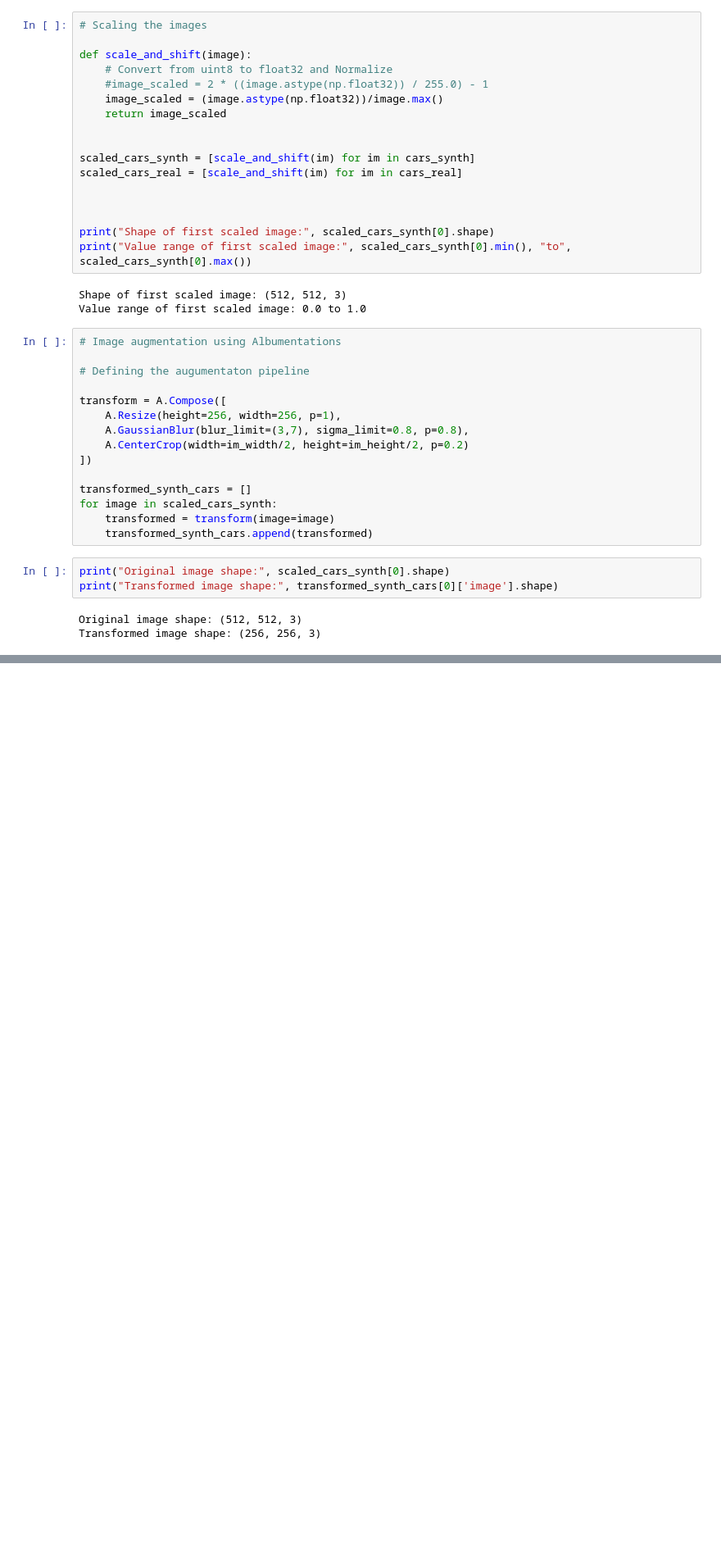
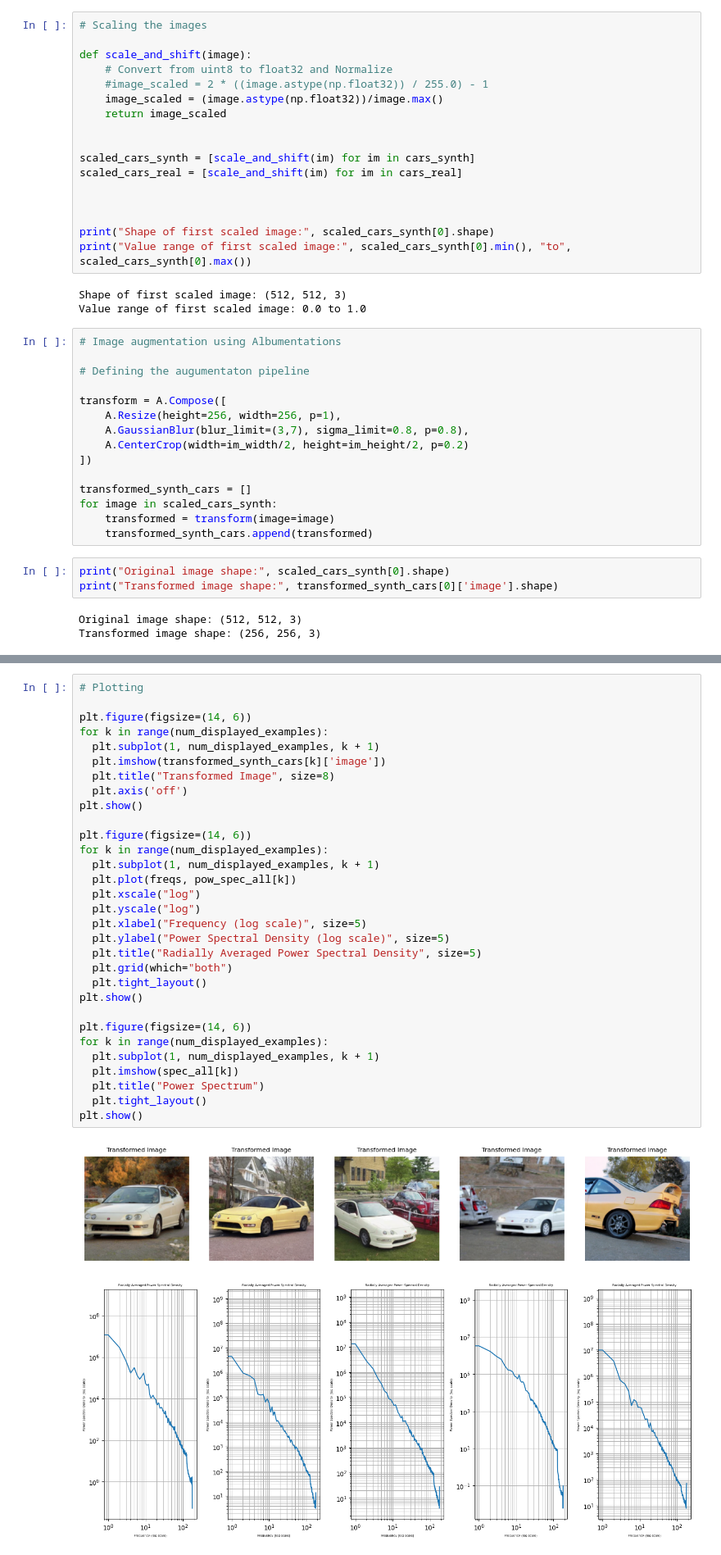
Before and after one commit to asbjornhp/Deeplearning-Group16, a Jupyter notebook: preprocessing.ipynb, the cells around one changed output, grey strips where cells are left out. Shown at 82% size. Saved outputs shown, nothing was run; the diff lists cells and outputs as text; blank space fills up the shorter version.

```diff
--- a/preprocessing.ipynb
+++ b/preprocessing.ipynb
@@ -244,0 +235,34 @@ for k in range(num_displayed_examples):
+# %%
+# Plotting
+
+plt.figure(figsize=(14, 6))
+for k in range(num_displayed_examples):
+  plt.subplot(1, num_displayed_examples, k + 1)
+  plt.imshow(transformed_synth_cars[k]['image'])
+  plt.title("Transformed Image", size=8)
+  plt.axis('off')
+plt.show()
+
+plt.figure(figsize=(14, 6))
+for k in range(num_displayed_examples):
+  plt.subplot(1, num_displayed_examples, k + 1)
+  plt.plot(freqs, pow_spec_all[k])
+  plt.xscale("log")
+  plt.yscale("log")
+  plt.xlabel("Frequency (log scale)", size=5)
+  plt.ylabel("Power Spectral Density (log scale)", size=5)
+  plt.title("Radially Averaged Power Spectral Density", size=5)
+  plt.grid(which="both")
+  plt.tight_layout()
+plt.show()
+
+plt.figure(figsize=(14, 6))
+for k in range(num_displayed_examples):
+  plt.subplot(1, num_displayed_examples, k + 1)
+  plt.imshow(spec_all[k])
+  plt.title("Power Spectrum")
+  plt.tight_layout()
+plt.show()
+# %% [output]
+[figure, added]
+[figure, added]
```
Also changed, not shown: parts of 3 cells of this notebook.
